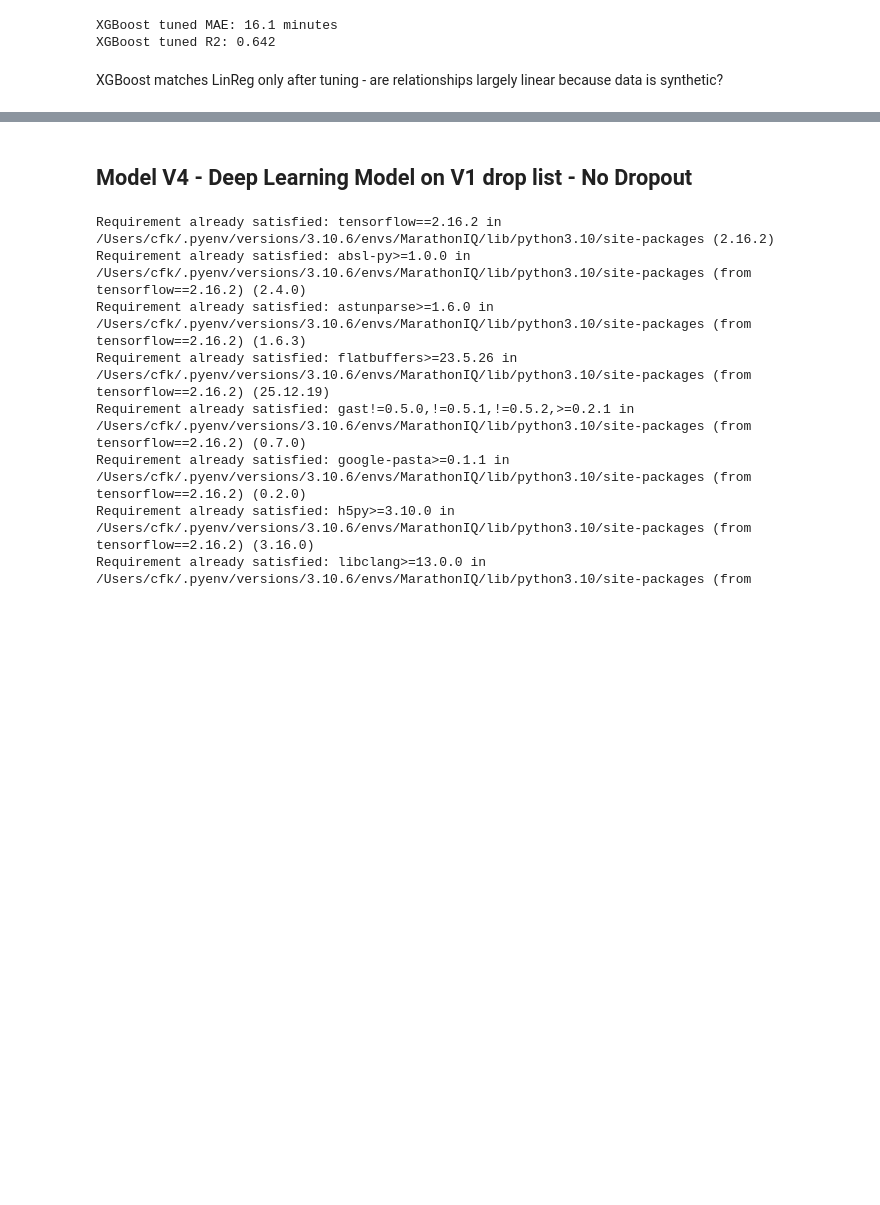
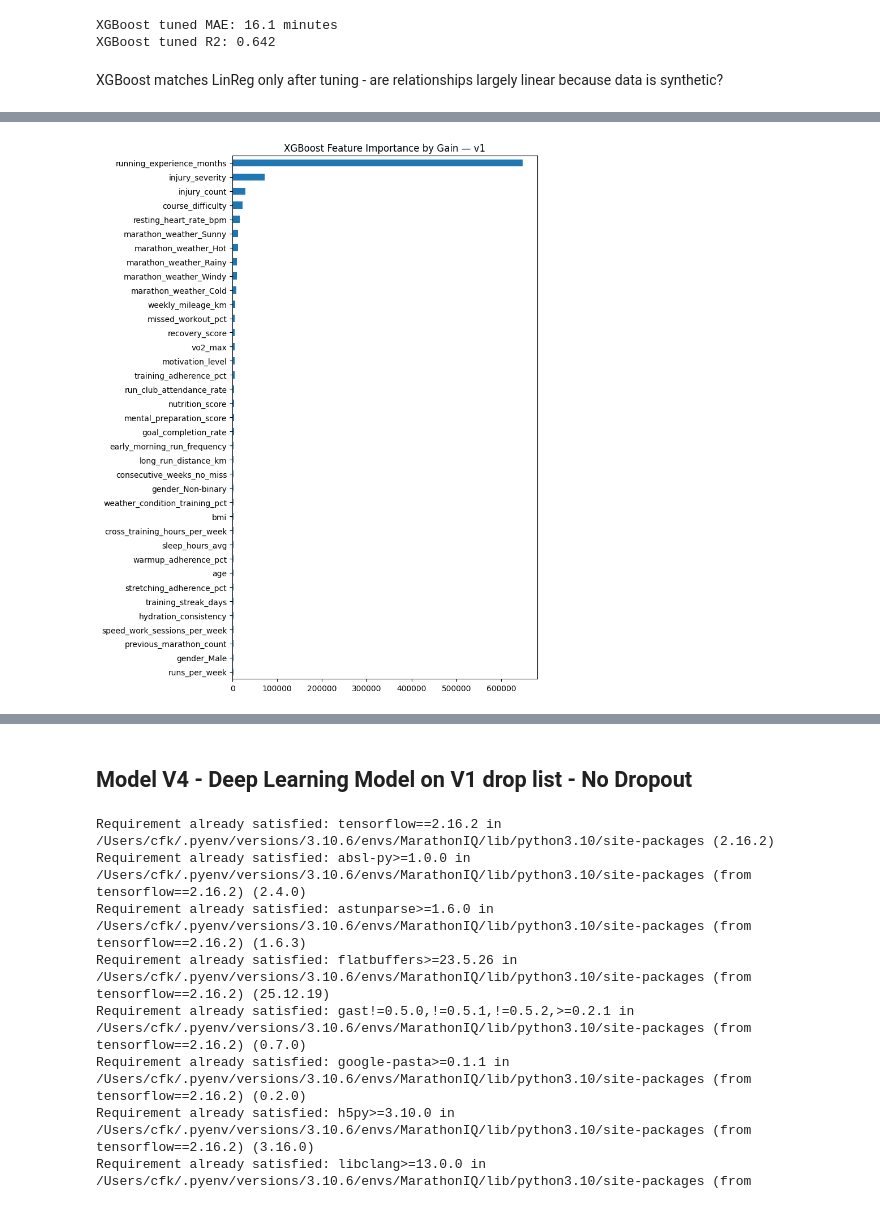
Before and after one commit to francescosias/MarathonIQ, a Jupyter notebook: chris_EDA_baseline.ipynb, the cells around one changed output, grey strips where cells are left out. Drawn from its saved outputs; the diff is of its cells as text; code cells hidden in the pictures; blank space fills up the shorter version.

```diff
--- a/chris_EDA_baseline.ipynb
+++ b/chris_EDA_baseline.ipynb
@@ -411,0 +369,10 @@ XGBoost matches LinReg only after tuning - are relationships largely linear beca
+# %%
+feat_importance_gain = pd.Series(
+    model_xgb_v1.get_booster().get_score(importance_type='gain'),
+    ).sort_values(ascending=True)
+
+feat_importance_gain.plot(kind='barh', figsize=(8, 10))
+plt.title('XGBoost Feature Importance by Gain — v1')
+plt.tight_layout()
+# %% [output]
+[figure, added]
```
Also changed, not shown: parts of 29 cells of this notebook, 1 other file.
